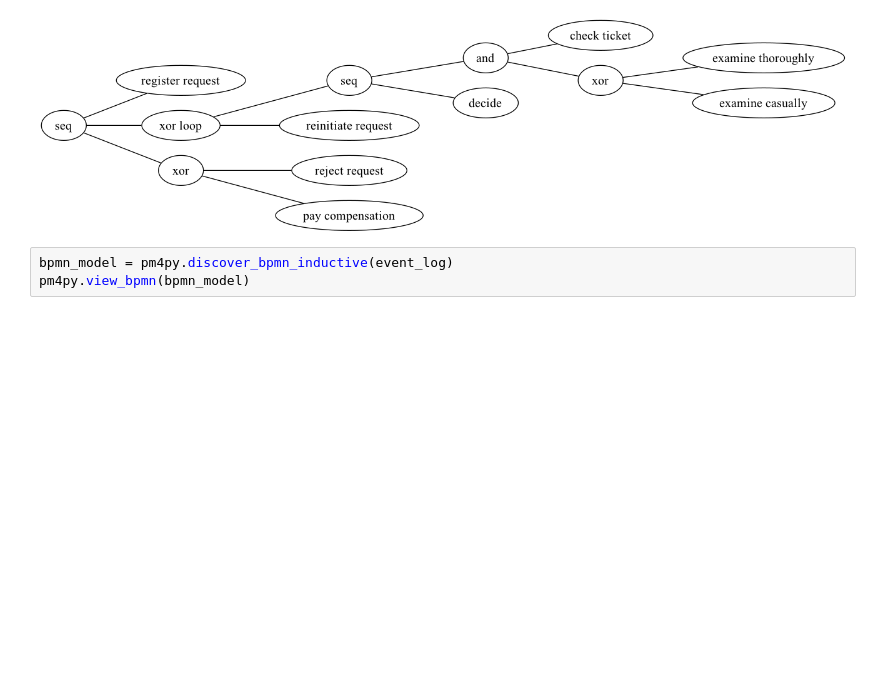
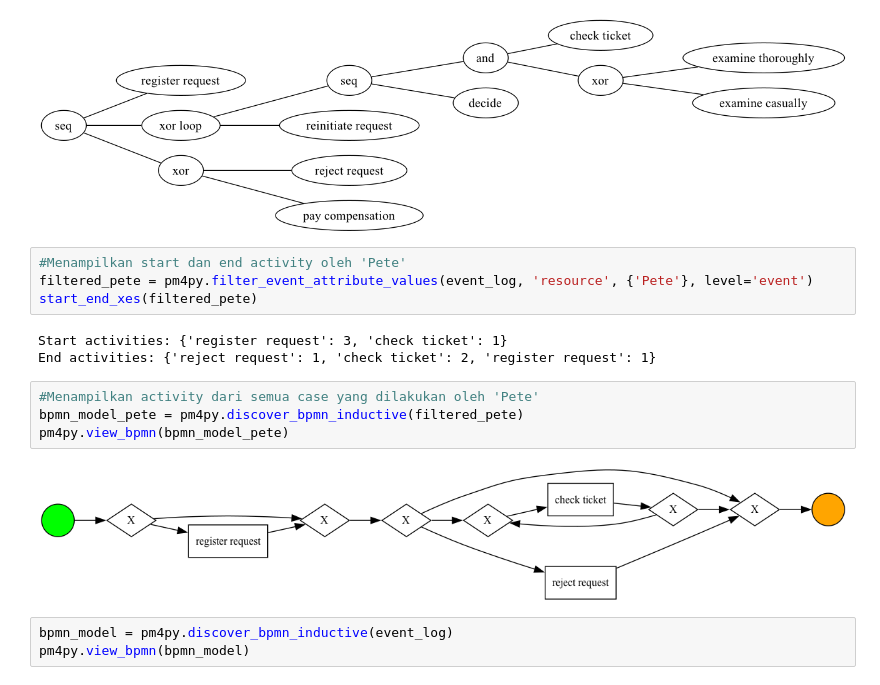
Before and after one commit to SindySA/PKL_Jayantara, a Jupyter notebook: PKL_Data Contoh_New.ipynb, the cells around one changed output. Cells and saved outputs as stored; diff of their text form; blank space fills up the shorter version.

```diff
--- a/PKL_Data Contoh_New.ipynb
+++ b/PKL_Data Contoh_New.ipynb
@@ -200,6 +225,19 @@ bpmn_model = pm4py.convert_to_bpmn(process_tree)
 pm4py.view_process_tree(process_tree)
 # %% [output]
 [figure]
+# %%
+#Menampilkan start dan end activity oleh 'Pete'
+filtered_pete = pm4py.filter_event_attribute_values(event_log, 'resource', {'Pete'}, level='event')
+start_end_xes(filtered_pete)
+# %% [output]
+Start activities: {'register request': 3, 'check ticket': 1}
+End activities: {'reject request': 1, 'check ticket': 2, 'register request': 1}
+# %%
+#Menampilkan activity dari semua case yang dilakukan oleh 'Pete'
+bpmn_model_pete = pm4py.discover_bpmn_inductive(filtered_pete)
+pm4py.view_bpmn(bpmn_model_pete)
+# %% [output]
+[figure, added]
 # %%
 bpmn_model = pm4py.discover_bpmn_inductive(event_log)
 pm4py.view_bpmn(bpmn_model)
```
Also changed, not shown: parts of 15 cells of this notebook.
